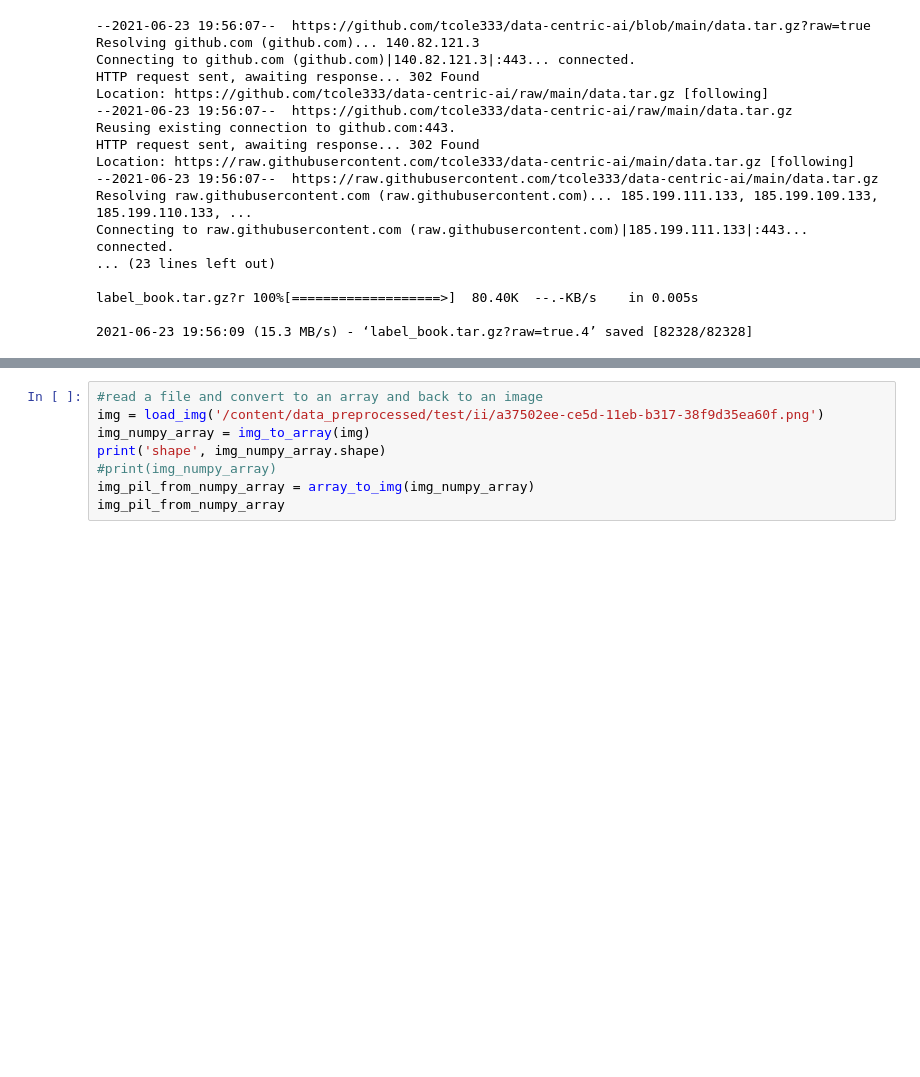
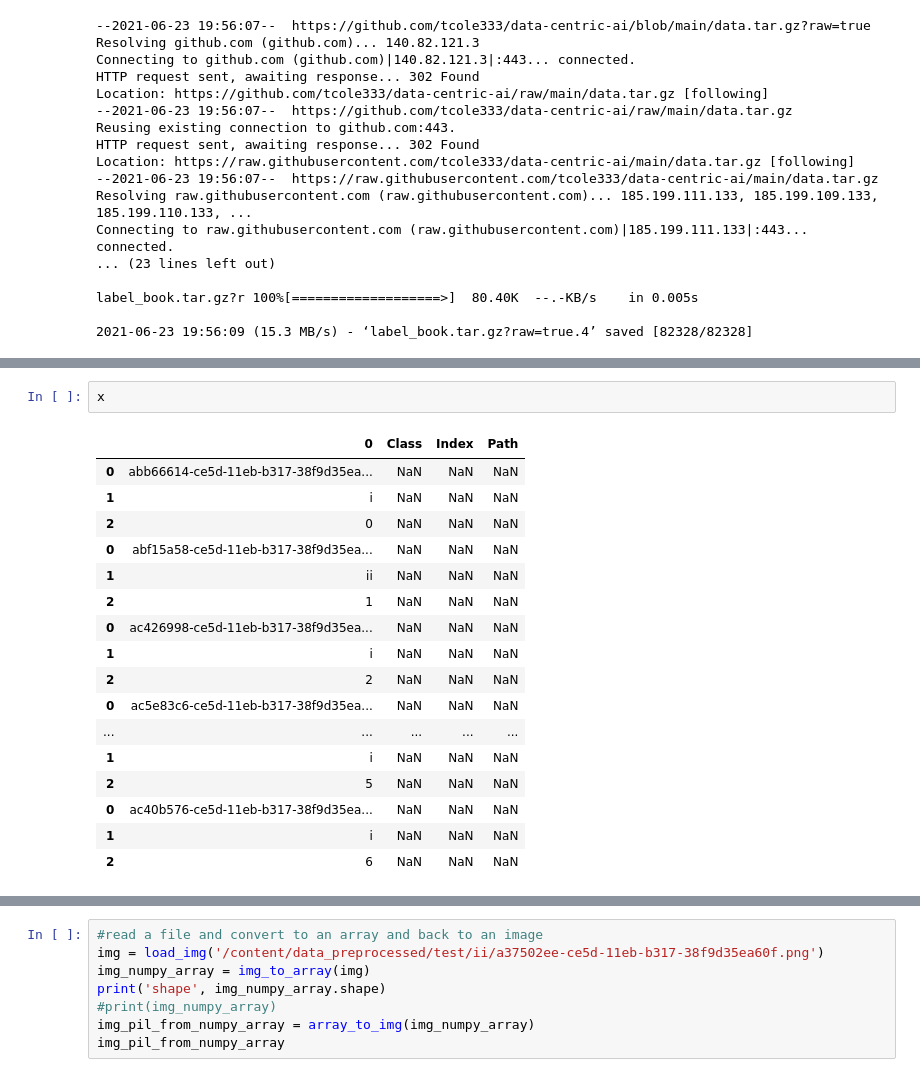
Before and after one commit to millers1389/data-centric-ai-1, a Jupyter notebook: data_centric_ai_comp.ipynb, the cells around one changed output, grey strips where cells are left out. Saved outputs shown, nothing was run; the diff lists cells and outputs as text; blank space fills up the shorter version.

```diff
--- a/data_centric_ai_comp.ipynb
+++ b/data_centric_ai_comp.ipynb
@@ -57,0 +101,20 @@ label_book.tar.gz?r 100%[===================>]  80.40K  --.-KB/s    in 0.005s
+# %%
+x
+# %% [output]
+|  | 0 | Class | Index | Path |
+| 0 | abb66614-ce5d-11eb-b317-38f9d35ea... | NaN | NaN | NaN |
+| 1 | i | NaN | NaN | NaN |
+| 2 | 0 | NaN | NaN | NaN |
+| 0 | abf15a58-ce5d-11eb-b317-38f9d35ea... | NaN | NaN | NaN |
+| 1 | ii | NaN | NaN | NaN |
+| 2 | 1 | NaN | NaN | NaN |
+| 0 | ac426998-ce5d-11eb-b317-38f9d35ea... | NaN | NaN | NaN |
+| 1 | i | NaN | NaN | NaN |
+| 2 | 2 | NaN | NaN | NaN |
+| 0 | ac5e83c6-ce5d-11eb-b317-38f9d35ea... | NaN | NaN | NaN |
+| ... | ... | ... | ... | ... |
+| 1 | i | NaN | NaN | NaN |
+| 2 | 5 | NaN | NaN | NaN |
+| 0 | ac40b576-ce5d-11eb-b317-38f9d35ea... | NaN | NaN | NaN |
+| 1 | i | NaN | NaN | NaN |
+| 2 | 6 | NaN | NaN | NaN |
```
Also changed, not shown: parts of 7 cells of this notebook.
